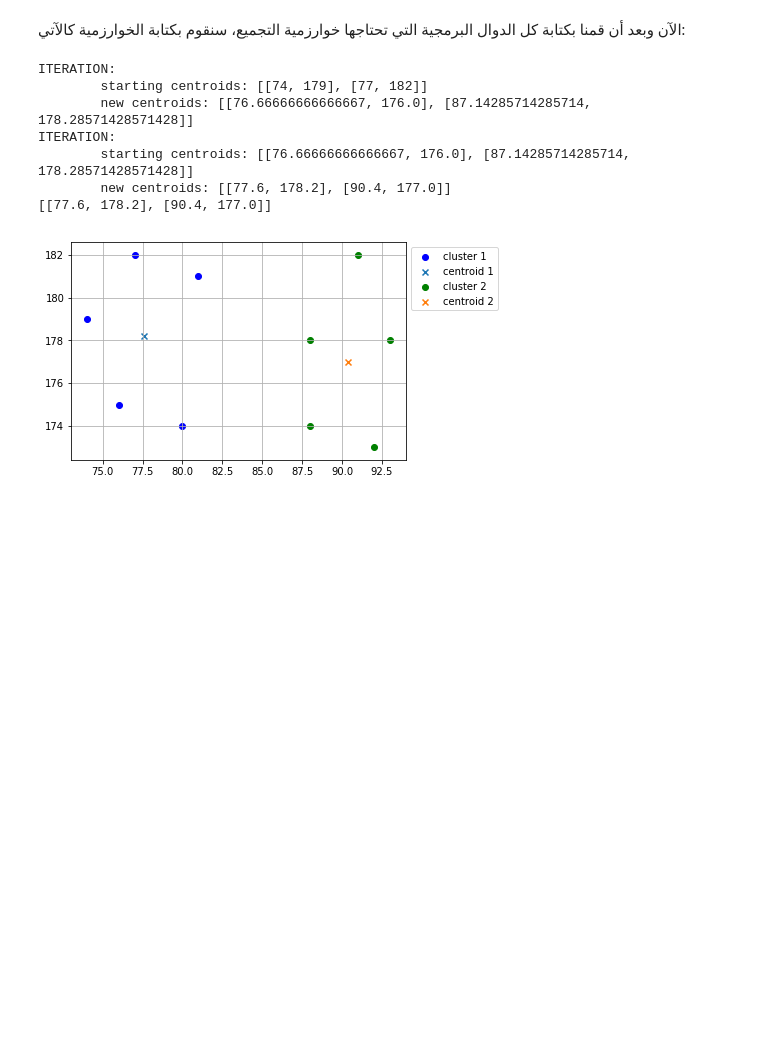
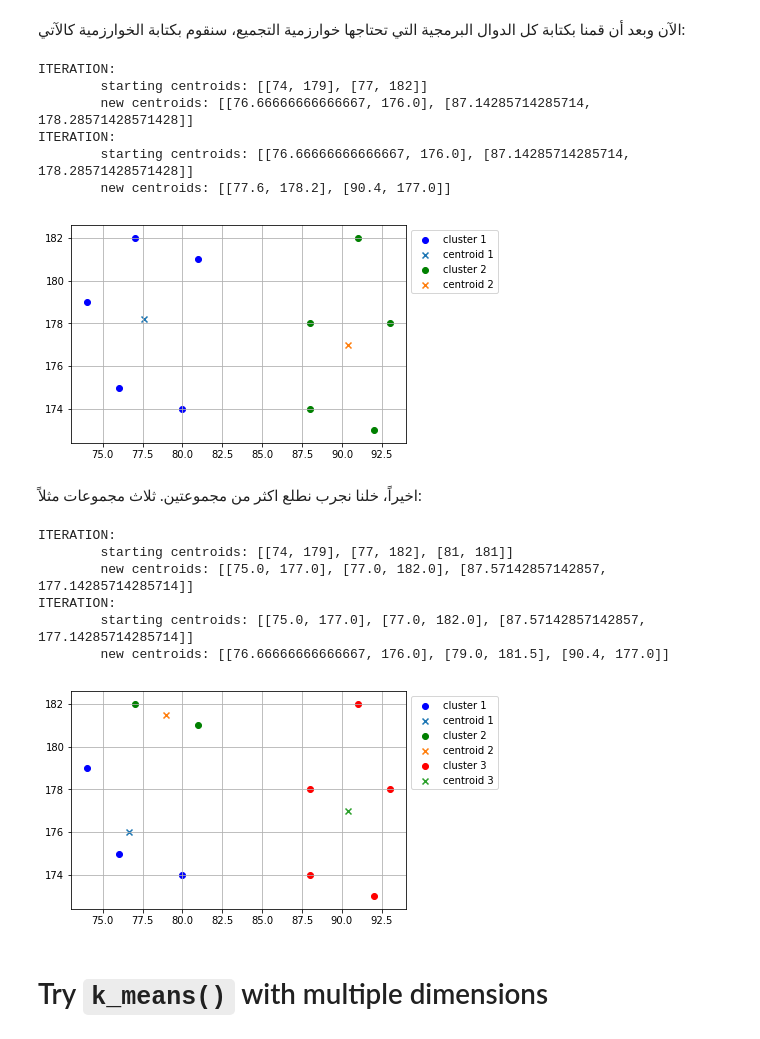
Before and after one commit to iamaziz/py_ml_and_algorithms-in-ar, a Jupyter notebook: machine_learning/clustering/k_means.ipynb, the cells around one changed output. Drawn from its saved outputs; the diff is of its cells as text; code cells hidden in the pictures; blank space fills up the shorter version.

Commit message:
trying k_means with multiple clusters and dimensions

```diff
--- a/machine_learning/clustering/k_means.ipynb
+++ b/machine_learning/clustering/k_means.ipynb
@@ -144,14 +144,14 @@ def new_centers(*clusters):
 </div>
 # %%
 # k-means algorithm 'recursively'
-def cluster(data, n_clusters=2, *seeds):
+def k_means(data, k=2, *seeds):
 
 
     # init centroids
-    seeds = list(seeds) if seeds else [data[i] for i in range(n_clusters)]
+    seeds = list(seeds) if seeds else [data[i] for i in range(k)]
 
     # clusters
-    clusters = [[] for _ in range(n_clusters)]
+    clusters = [[] for _ in range(k)]
 
     # add each point to its closest cluster
     for point in data:
@@ -176,7 +176,7 @@ def cluster(data, n_clusters=2, *seeds):
 
     # if not converge, recurse with new means as the seeds
     print("ITERATION:\n\tstarting centroids: {}\n\tnew centroids: {}".format(seeds, new_seeds))
-    return cluster(data, 2, *new_seeds)
+    return k_means(data, k, *new_seeds)
 # %%
 # plot and print results
 def report_result(centers, clusters):
@@ -189,8 +189,7 @@ def report_result(centers, clusters):
 
     plt.grid();plt.legend(bbox_to_anchor = (1, 1));plt.show()
 # %%
-clusters, centers = cluster(samples, n_clusters=2)
-print(centers)
+clusters, centers = k_means(samples, k=2)
 report_result(centers, clusters)
 # %% [output]
 ITERATION:
@@ -199,5 +198,21 @@ ITERATION:
 ITERATION:
         starting centroids: [[76.66666666666667, 176.0], [87.14285714285714, 178.28571428571428]]
         new centroids: [[77.6, 178.2], [90.4, 177.0]]
-[[77.6, 178.2], [90.4, 177.0]]
 [figure]
+# %% [markdown]
+<div dir="rtl" lang="ar">
+اخيراً، خلنا نجرب نطلع اكثر من مجموعتين. ثلاث مجموعات مثلاً:
+</div>
+# %%
+clusters, centers = k_means(samples, k=3)
+report_result(centers, clusters)
+# %% [output]
+ITERATION:
+        starting centroids: [[74, 179], [77, 182], [81, 181]]
+        new centroids: [[75.0, 177.0], [77.0, 182.0], [87.57142857142857, 177.14285714285714]]
+ITERATION:
+        starting centroids: [[75.0, 177.0], [77.0, 182.0], [87.57142857142857, 177.14285714285714]]
+        new centroids: [[76.66666666666667, 176.0], [79.0, 181.5], [90.4, 177.0]]
+[figure, added]
+# %% [markdown]
+# Try `k_means()` with multiple dimensions
```
Also changed, not shown: parts of 4 cells of this notebook.
